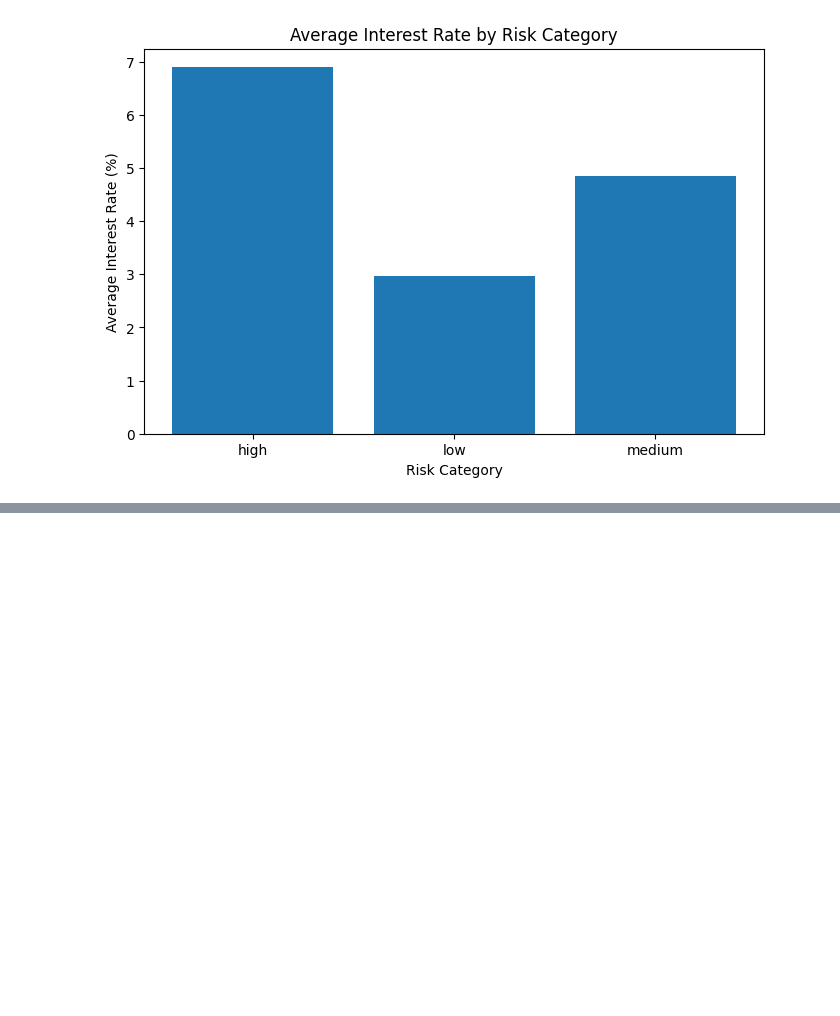
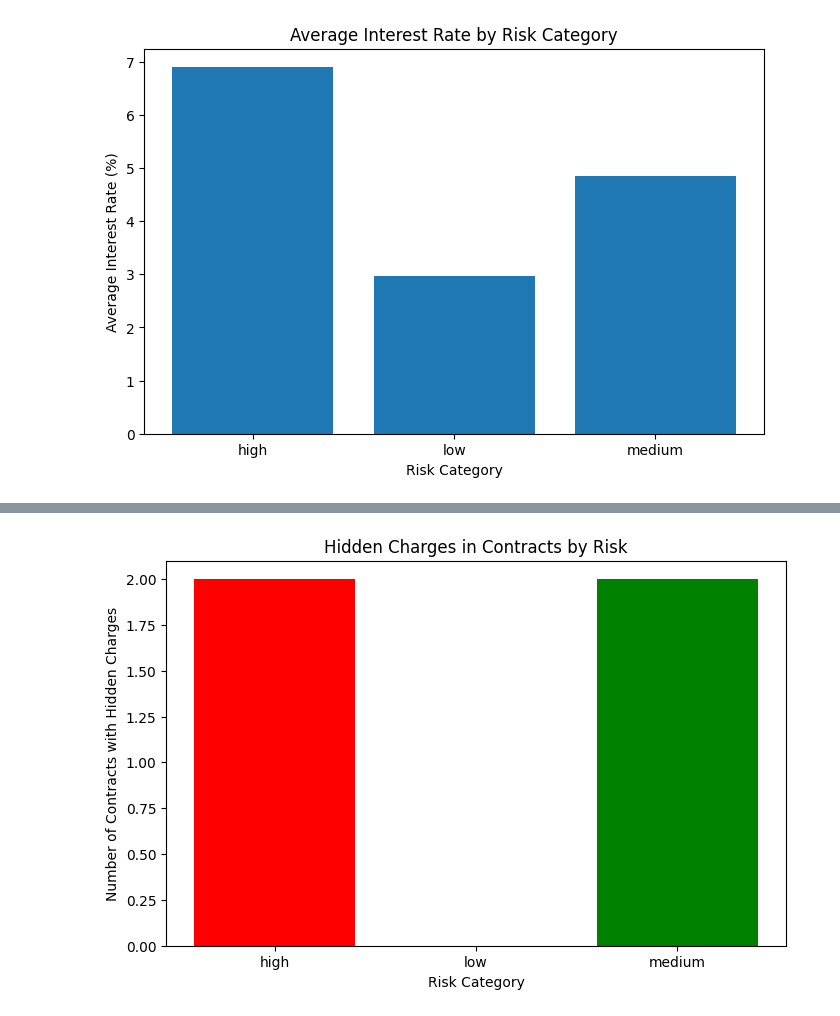
Before and after one commit to springboardmentor74219x/infosys-carlease-contract-ai-group2, a Jupyter notebook: notebook/W2_assignment(1)_sri.ipynb, the cells around one changed output, grey strips where cells are left out. Cells and saved outputs as stored; diff of their text form; code cells hidden in the pictures; blank space fills up the shorter version.

```diff
--- a/notebook/W2_assignment(1)_sri.ipynb
+++ b/notebook/W2_assignment(1)_sri.ipynb
@@ -23,3 +23,15 @@ plt.title("Average Interest Rate by Risk Category")
 plt.show()
 # %% [output]
 [figure]
+# %%
+import pandas as pd
+df = pd.read_csv("C:/Users/sriha/Downloads/sample.csv")
+df["total_amount"] = df["monthly_emi"] * df["tenure_months"]
+df["tenure_years"] = df["tenure_months"] / 12
+avg_total = df.groupby("risk_flag")["total_amount"].mean()
+print("Total Amount Added:")
+print(df[["customer_name", "total_amount"]])
+print("\nTenure in Years:")
+print(df[["customer_name", "tenure_years"]])
+print("\nAverage Total Contract Amount per Risk flag:")
+print(avg_total)
@@ -25,0 +56,10 @@ plt.show()
+# %%
+keywords = ["fee", "penalty", "late", "extra"]
+def detect_hidden_charges(text):
+    text = str(text).lower()
+    for word in keywords:
+        if word in text:
+            return 1
+    return 0
+df["hidden_charges_flag"] = df["clause_summary"].apply(detect_hidden_charges)
+df[["customer_name", "clause_summary", "hidden_charges_flag"]]
@@ -25,0 +97,11 @@ plt.show()
+# %%
+import matplotlib.pyplot as plt
+hidden_counts = df.groupby("risk_flag")["hidden_charges_flag"].sum()
+plt.figure(figsize=(8,5))
+plt.bar(hidden_counts.index, hidden_counts.values, color=["red","orange","green"])
+plt.xlabel("Risk Category")
+plt.ylabel("Number of Contracts with Hidden Charges")
+plt.title("Hidden Charges in Contracts by Risk")
+plt.show()
+# %% [output]
+[figure, added]
```
Also changed, not shown: parts of 3 cells of this notebook.
